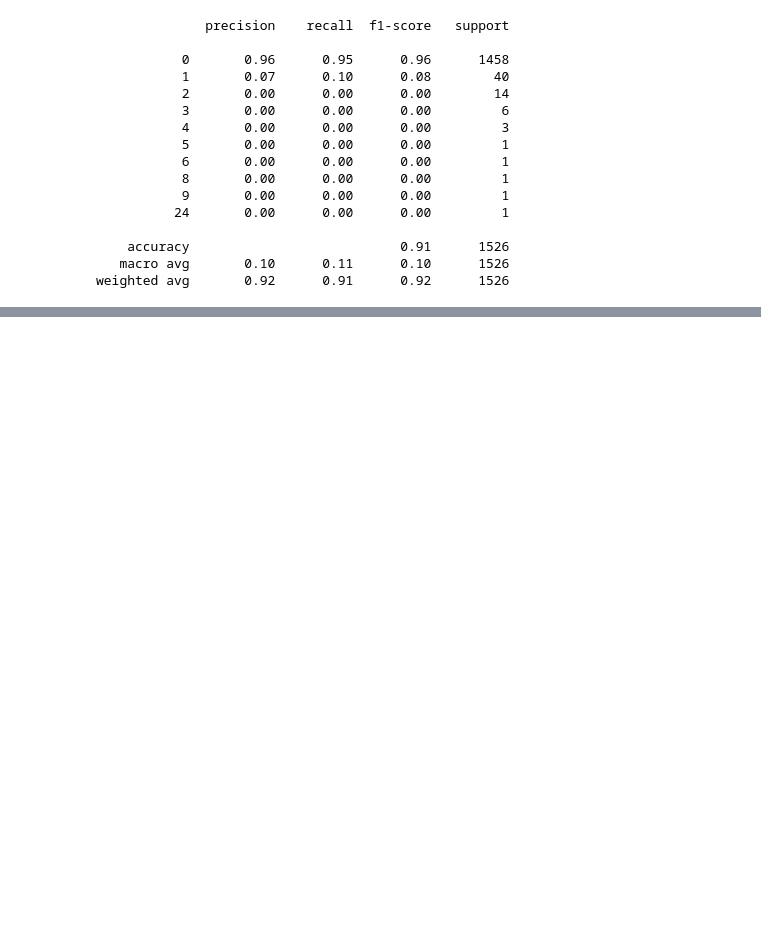
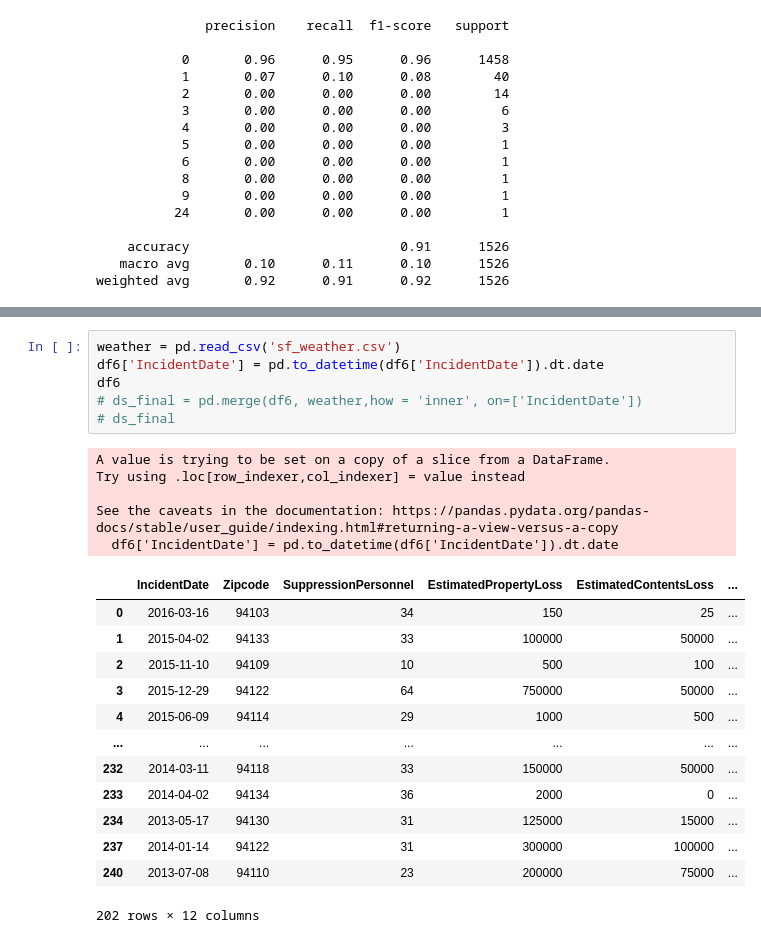
Before and after one commit to nkinesis/soen471-project, a Jupyter notebook: class-20230201/DT_SF.ipynb, the cells around one changed output, grey strips where cells are left out. Cells and saved outputs as stored; diff of their text form; blank space fills up the shorter version.

Commit message:
added date column to weather data

```diff
--- a/class-20230201/DT_SF.ipynb
+++ b/class-20230201/DT_SF.ipynb
@@ -95,0 +181,25 @@ weighted avg       0.92      0.91      0.92      1526
+# %%
+weather = pd.read_csv('sf_weather.csv')
+df6['IncidentDate'] = pd.to_datetime(df6['IncidentDate']).dt.date
+df6
+# ds_final = pd.merge(df6, weather,how = 'inner', on=['IncidentDate'])
+# ds_final
+# %% [output]
+A value is trying to be set on a copy of a slice from a DataFrame.
+Try using .loc[row_indexer,col_indexer] = value instead
+
+See the caveats in the documentation: https://pandas.pydata.org/pandas-docs/stable/user_guide/indexing.html#returning-a-view-versus-a-copy
+  df6['IncidentDate'] = pd.to_datetime(df6['IncidentDate']).dt.date
+|  | IncidentDate | Zipcode | SuppressionPersonnel | EstimatedPropertyLoss | EstimatedContentsLoss | ... |
+| 0 | 2016-03-16 | 94103 | 34 | 150 | 25 | ... |
+| 1 | 2015-04-02 | 94133 | 33 | 100000 | 50000 | ... |
+| 2 | 2015-11-10 | 94109 | 10 | 500 | 100 | ... |
+| 3 | 2015-12-29 | 94122 | 64 | 750000 | 50000 | ... |
+| 4 | 2015-06-09 | 94114 | 29 | 1000 | 500 | ... |
+| ... | ... | ... | ... | ... | ... | ... |
+| 232 | 2014-03-11 | 94118 | 33 | 150000 | 50000 | ... |
+| 233 | 2014-04-02 | 94134 | 36 | 2000 | 0 | ... |
+| 234 | 2013-05-17 | 94130 | 31 | 125000 | 15000 | ... |
+| 237 | 2014-01-14 | 94122 | 31 | 300000 | 100000 | ... |
+| 240 | 2013-07-08 | 94110 | 23 | 200000 | 75000 | ... |
+202 rows × 12 columns
```
Also changed, not shown: parts of 2 cells of this notebook, 3 other files.
